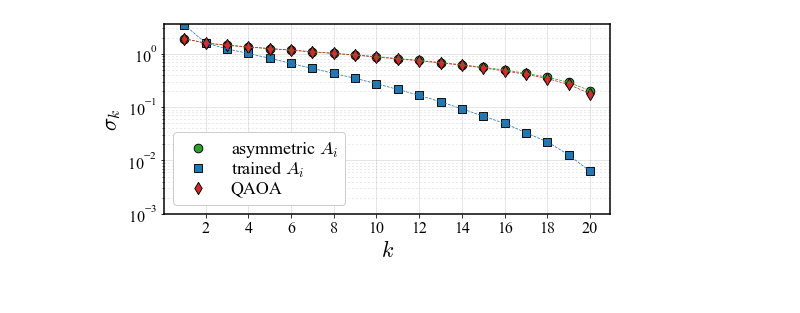
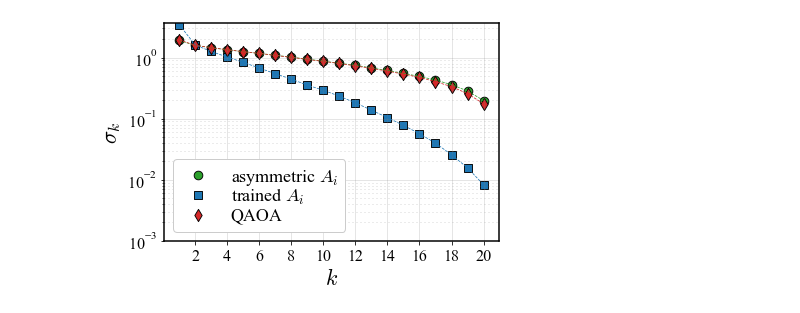
Before and after one commit to pargv/heuristic_trapped_ions, a Jupyter notebook: rank.ipynb, the cells around one changed output. Saved outputs shown, nothing was run; the diff lists cells and outputs as text; code cells hidden in the pictures.

Commit message:
Corrected figures

```diff
--- a/rank.ipynb
+++ b/rank.ipynb
@@ -108,4 +108,4 @@ plot_data(data_sets,labels,markers,colors,ylabel='$\sigma_{k}$',ymin=-0.05,ncol=
 # %%
-plot_data(data_sets,labels,markers,colors,ylabel='$\sigma_{k}$',ymin=1e-3,ncol=1,loc=0,log=1,h=0.4)
+plot_data(data_sets,labels,markers,colors,ylabel='$\sigma_{k}$',ymin=1e-3,ncol=1,loc=0,log=1,h=0.3)
 # %% [output]
-[figure, old version]
+[figure, new version]
```
Also changed, not shown: parts of 1 cell of this notebook, 1 other file.
